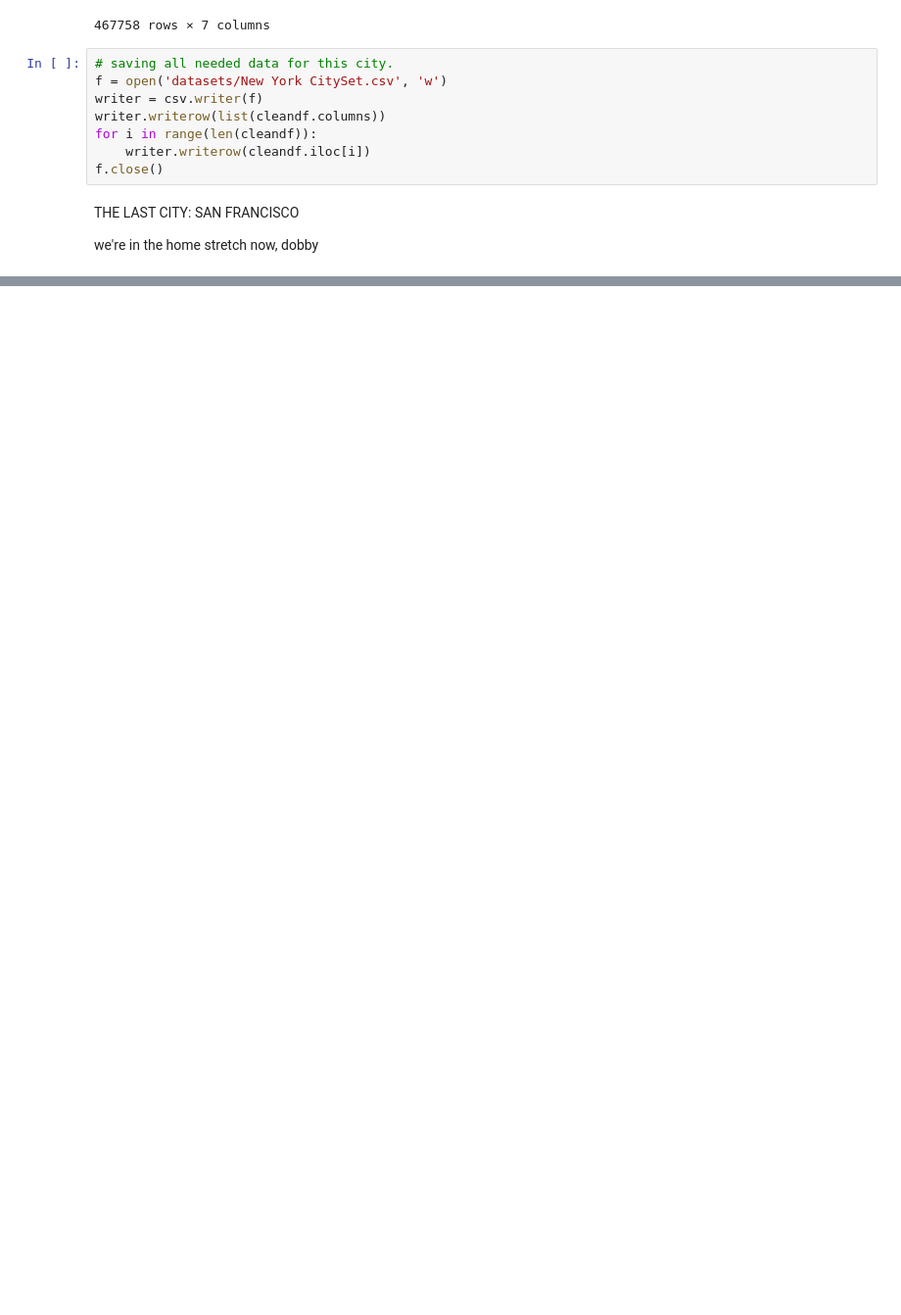
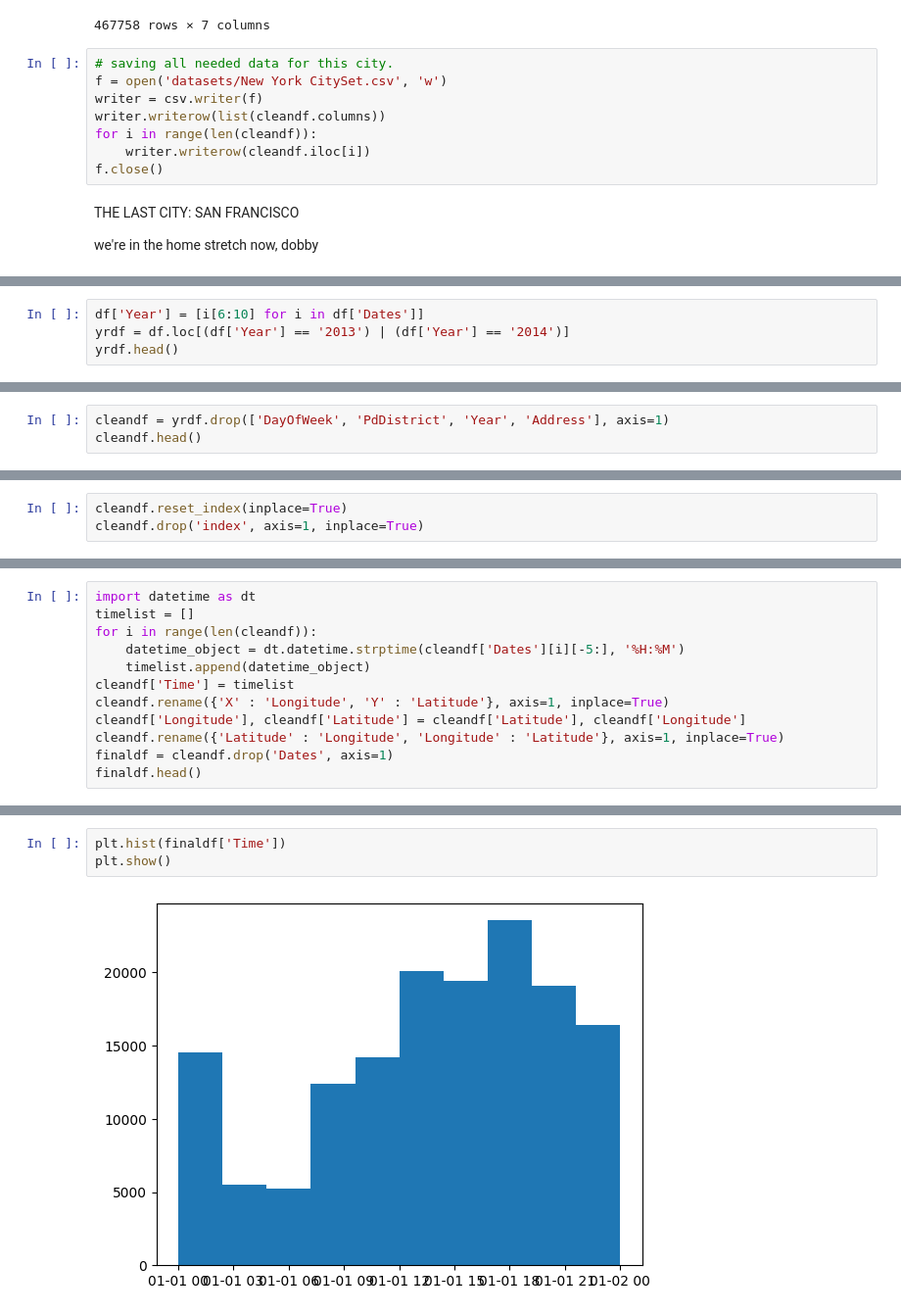
Before and after one commit to codermal7/nikolaj, a Jupyter notebook: cleaning experiemental notebook.ipynb, the cells around one changed output, grey strips where cells are left out. Shown: that part at 98% size. Cells and saved outputs as stored; diff of their text form; blank space fills up the shorter version.

Commit message:
adding final city set, need to figure out intensity encoding

```diff
--- a/cleaning experiemental notebook.ipynb
+++ b/cleaning experiemental notebook.ipynb
@@ -329,0 +347,4 @@ we're in the home stretch now, dobby
+# %%
+df['Year'] = [i[6:10] for i in df['Dates']]
+yrdf = df.loc[(df['Year'] == '2013') | (df['Year'] == '2014')]
+yrdf.head()
@@ -329,0 +358,3 @@ we're in the home stretch now, dobby
+# %%
+cleandf = yrdf.drop(['DayOfWeek', 'PdDistrict', 'Year', 'Address'], axis=1)
+cleandf.head()
@@ -329,0 +368,3 @@ we're in the home stretch now, dobby
+# %%
+cleandf.reset_index(inplace=True)
+cleandf.drop('index', axis=1, inplace=True)
@@ -329,0 +380,12 @@ we're in the home stretch now, dobby
+# %%
+import datetime as dt
+timelist = []
+for i in range(len(cleandf)):
+    datetime_object = dt.datetime.strptime(cleandf['Dates'][i][-5:], '%H:%M')
+    timelist.append(datetime_object)
+cleandf['Time'] = timelist
+cleandf.rename({'X' : 'Longitude', 'Y' : 'Latitude'}, axis=1, inplace=True)
+cleandf['Longitude'], cleandf['Latitude'] = cleandf['Latitude'], cleandf['Longitude']
+cleandf.rename({'Latitude' : 'Longitude', 'Longitude' : 'Latitude'}, axis=1, inplace=True)
+finaldf = cleandf.drop('Dates', axis=1)
+finaldf.head()
@@ -329,0 +399,5 @@ we're in the home stretch now, dobby
+# %%
+plt.hist(finaldf['Time'])
+plt.show()
+# %% [output]
+[figure, added]
```
Also changed, not shown: parts of 8 cells of this notebook, 2 other files.
